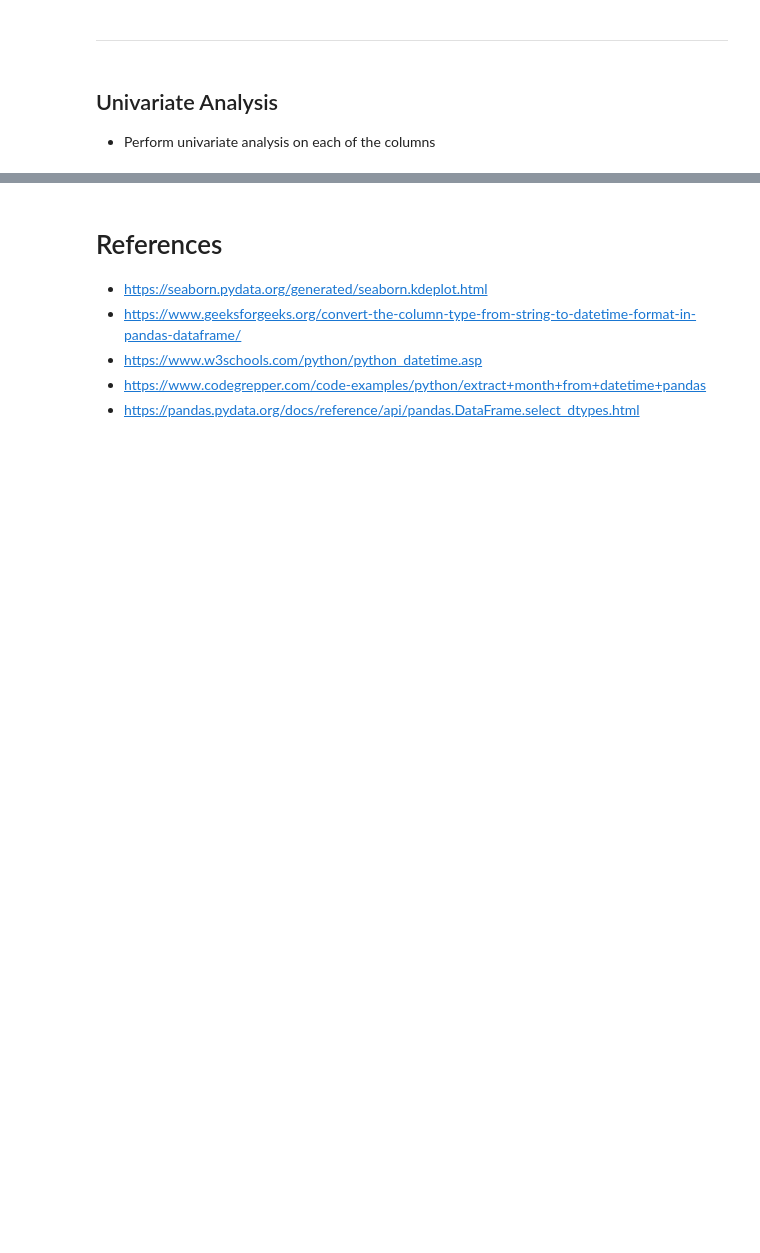
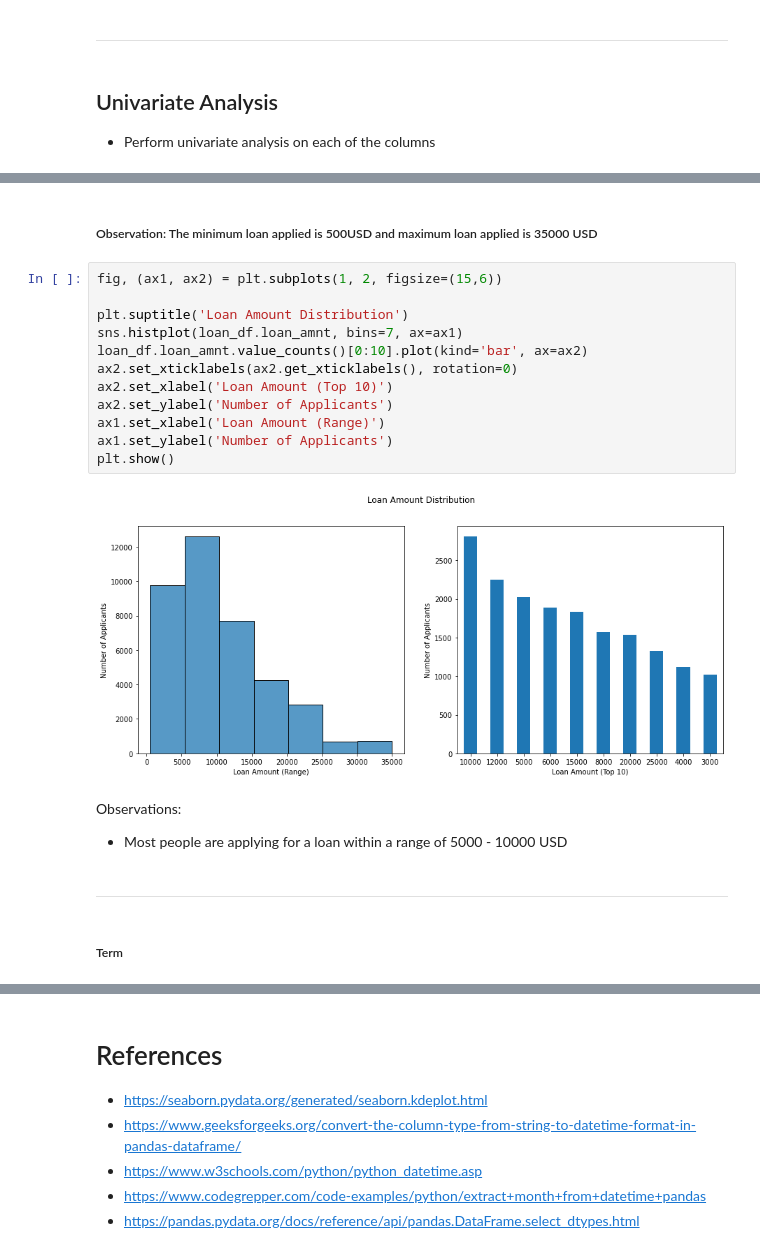
Before and after one commit to ayushxx7/EDA-LendingClubCaseStudy, a Jupyter notebook: LendingClubCaseStudy.ipynb, the cells around one changed output, grey strips where cells are left out. Saved outputs shown, nothing was run; the diff lists cells and outputs as text; blank space fills up the shorter version.

```diff
--- a/LendingClubCaseStudy.ipynb
+++ b/LendingClubCaseStudy.ipynb
@@ -842,0 +976,23 @@ Name: sub_grade, dtype: int64
+# %% [markdown]
+##### Observation: The minimum loan applied is 500USD and maximum loan applied is 35000 USD
+# %%
+fig, (ax1, ax2) = plt.subplots(1, 2, figsize=(15,6))
+
+plt.suptitle('Loan Amount Distribution')
+sns.histplot(loan_df.loan_amnt, bins=7, ax=ax1)
+loan_df.loan_amnt.value_counts()[0:10].plot(kind='bar', ax=ax2)
+ax2.set_xticklabels(ax2.get_xticklabels(), rotation=0)
+ax2.set_xlabel('Loan Amount (Top 10)')
+ax2.set_ylabel('Number of Applicants')
+ax1.set_xlabel('Loan Amount (Range)')
+ax1.set_ylabel('Number of Applicants')
+plt.show()
+# %% [output]
+[figure, added]
+# %% [markdown]
+Observations:
+- Most people are applying for a loan within a range of 5000 - 10000 USD
+# %% [markdown]
+---
+# %% [markdown]
+##### Term
```
Also changed, not shown: parts of 44 cells of this notebook.
